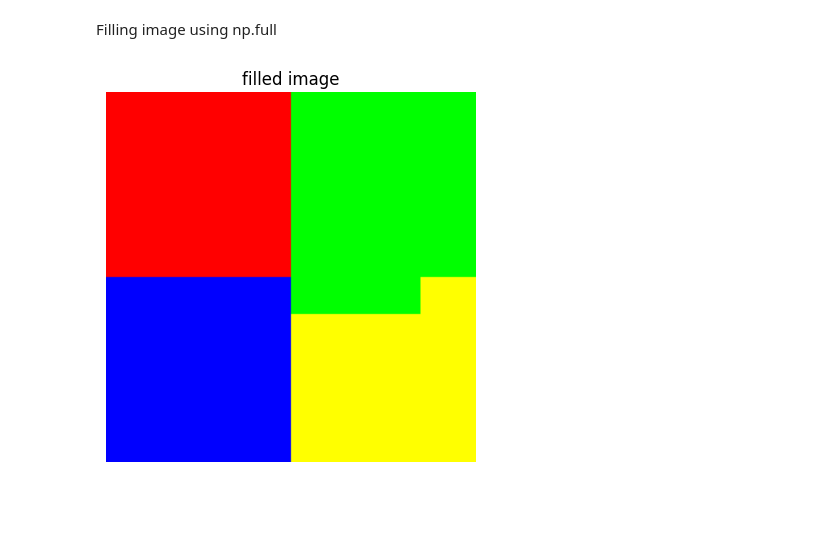
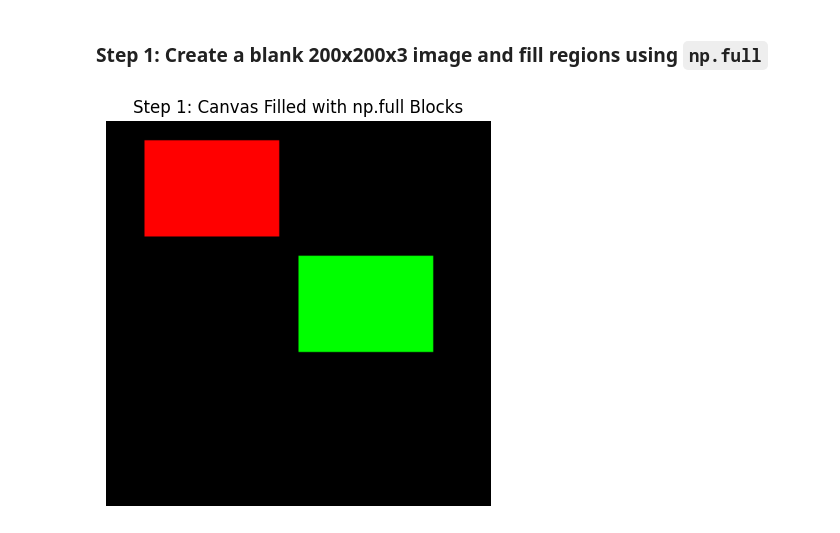
Before and after one commit to CBYERDECODE/image_pixel_manipulator, a Jupyter notebook: image_pixel_manipulator.ipynb, the cells around one changed output. Cells and saved outputs as stored; diff of their text form; code cells hidden in the pictures; blank space fills up the shorter version.

```diff
--- a/image_pixel_manipulator.ipynb
+++ b/image_pixel_manipulator.ipynb
@@ -36,14 +12,22 @@ image size in bytes =  120000
-# %% [markdown]
-Filling image using np.full
+# %% [markdown]
+### Step 1: Create a blank 200x200x3 image and fill regions using `np.full`
 # %%
+#1. Create a blank black canvas (200x200 pixels, 3 color channels for RGB)
+image_step1 = np.zeros((200, 200, 3),dtype=np.uint8)
+
+#2. Define solid color blocks using np.full
 red_block = np.full((50, 70, 3), [255, 0, 0], dtype=np.uint8)
 green_block = np.full((50, 70, 3), [0, 255, 0], dtype=np.uint8)
-img[10:60, 20:90] = red_block
-img[70:120, 100:170] = green_block
 
-plt.imshow(img)
-plt.title("filled image")
+#3. Place blocks into the blank canvas using slice assignment
+image_step1[10:60, 20:90] = red_block
+image_step1[70:120, 100:170] = green_block
+
+#4. Display the result
+plt.figure(figsize=(5, 5))
+plt.imshow(image_step1)
+plt.title("Step 1: Canvas Filled with np.full Blocks")
 plt.axis("off")
 plt.show()
 # %% [output]
-[figure, old version]
+[figure, new version]
```
Also changed, not shown: parts of 14 cells of this notebook.
